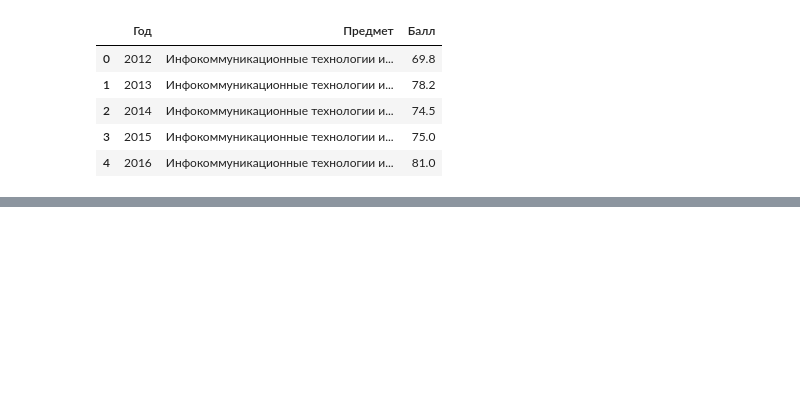
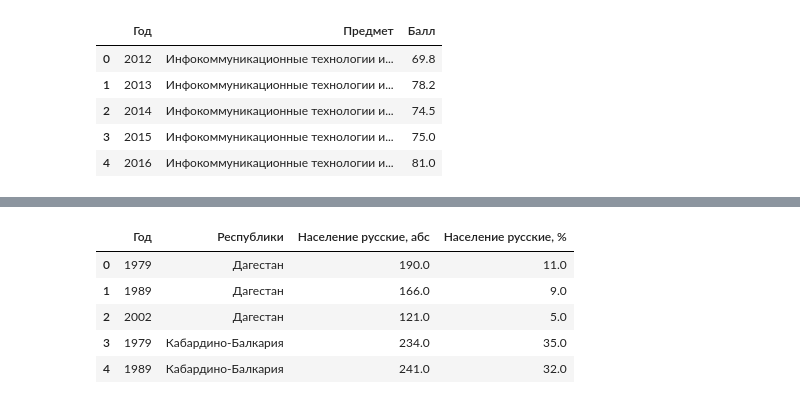
Before and after one commit to Ksianka/HW_Charts, a Jupyter notebook: [hw1]_hse_causasus.ipynb, the cells around one changed output, grey strips where cells are left out. Cells and saved outputs as stored; diff of their text form; code cells hidden in the pictures; blank space fills up the shorter version.

```diff
--- a/[hw1]_hse_causasus.ipynb
+++ b/[hw1]_hse_causasus.ipynb
@@ -84,0 +100,40 @@ fig.show('png')
+# %%
+df_cauc_abs = pd.read_excel('/content/drive/MyDrive/Charts_DIY.xlsx',
+                       sheet_name = 'russian_caucaus_abs')
+
+df_cauc_pct = pd.read_excel('/content/drive/MyDrive/Charts_DIY.xlsx',
+                       sheet_name = 'russian_caucaus')
+
+# перевернем данные в удобный формат
+def preprocess_df(df, data_source):
+  df = (
+      df.
+      set_index('Республики')
+      .unstack().to_frame().reset_index()
+      .rename(columns = {0: data_source, 'level_0': 'Год'})
+      .sort_values(by = ['Республики', 'Год'])
+      .reset_index(drop=True)
+  )
+
+  # поправим форматы данных в оптимальные
+  df['Год'] = df['Год'].astype(int).astype(str)
+
+  return df
+
+df_cauc_abs = preprocess_df(df_cauc_abs, data_source = 'Население русские, абс')
+df_cauc_pct = preprocess_df(df_cauc_pct, data_source = 'Население русские, %')
+# пример данных для 1го предмета
+
+df_cauc = (
+    df_cauc_abs
+    .merge(df_cauc_pct, on = ['Год', 'Республики'], how = 'left')
+
+)
+df_cauc.head()
+# %% [output]
+|  | Год | Республики | Население русские, абс | Население русские, % |
+| 0 | 1979 | Дагестан | 190.0 | 11.0 |
+| 1 | 1989 | Дагестан | 166.0 | 9.0 |
+| 2 | 2002 | Дагестан | 121.0 | 5.0 |
+| 3 | 1979 | Кабардино-Балкария | 234.0 | 35.0 |
+| 4 | 1989 | Кабардино-Балкария | 241.0 | 32.0 |
```
Also changed, not shown: parts of 10 cells of this notebook.
